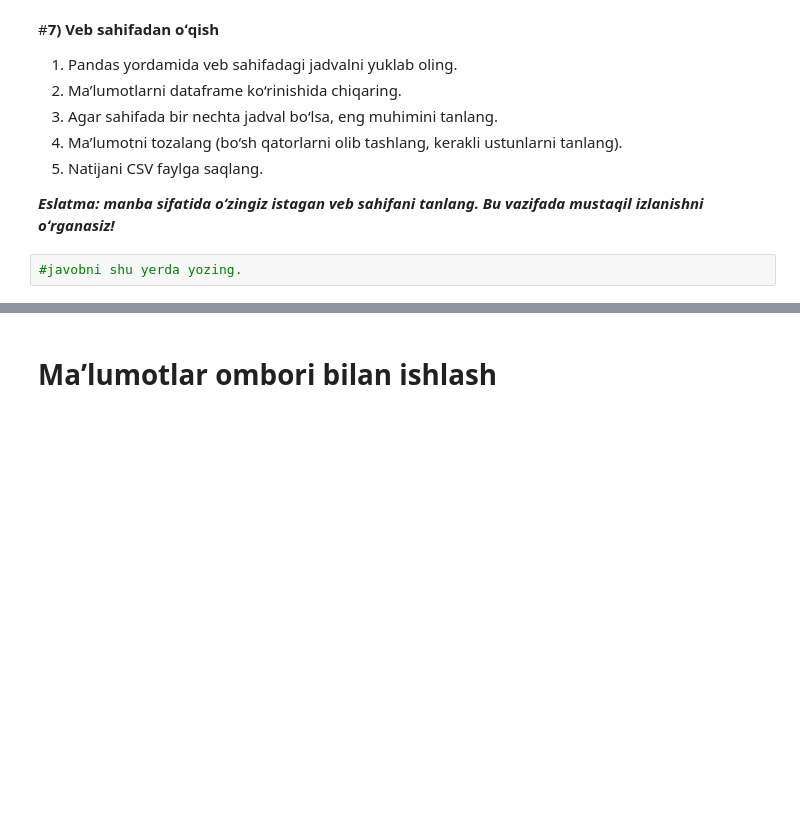
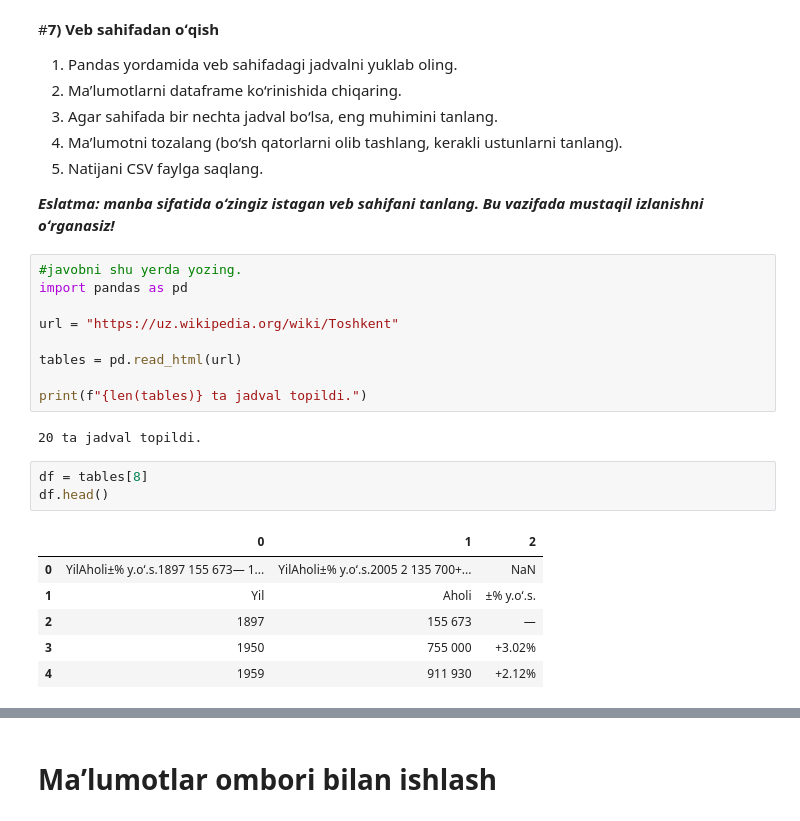
Before and after one commit to abdulaziz2501/Edfix_vazifalari, a Jupyter notebook: Copy_of_10_MAʼLUMOTLARGA_ISHLOV_BERISH_10_25_YAKUNIY_AMALIY_VAZIFA.ipynb, the cells around one changed output, grey strips where cells are left out. Drawn from its saved outputs; the diff is of its cells as text; blank space fills up the shorter version.

```diff
--- a/Copy_of_10_MAʼLUMOTLARGA_ISHLOV_BERISH_10_25_YAKUNIY_AMALIY_VAZIFA.ipynb
+++ b/Copy_of_10_MAʼLUMOTLARGA_ISHLOV_BERISH_10_25_YAKUNIY_AMALIY_VAZIFA.ipynb
@@ -168,5 +183,24 @@ price_url = f"https://api.coingecko.com/api/v3/simple/price?ids={coin_ids}&vs_cu
 5. Natijani CSV faylga saqlang.
 
 ***Eslatma: manba sifatida oʻzingiz istagan veb sahifani tanlang. Bu vazifada mustaqil izlanishni oʻrganasiz!***
-# %%
-#javobni shu yerda yozing.
+# %%
+#javobni shu yerda yozing.
+import pandas as pd
+
+url = "https://uz.wikipedia.org/wiki/Toshkent"
+
+tables = pd.read_html(url)
+
+print(f"{len(tables)} ta jadval topildi.")
+# %% [output]
+20 ta jadval topildi.
+# %%
+df = tables[8]
+df.head()
+# %% [output]
+|  | 0 | 1 | 2 |
+| 0 | YilAholi±% y.oʻ.s.1897 155 673— 1... | YilAholi±% y.oʻ.s.2005 2 135 700+... | NaN |
+| 1 | Yil | Aholi | ±% y.oʻ.s. |
+| 2 | 1897 | 155 673 | — |
+| 3 | 1950 | 755 000 | +3.02% |
+| 4 | 1959 | 911 930 | +2.12% |
```
Also changed, not shown: parts of 33 cells of this notebook.
